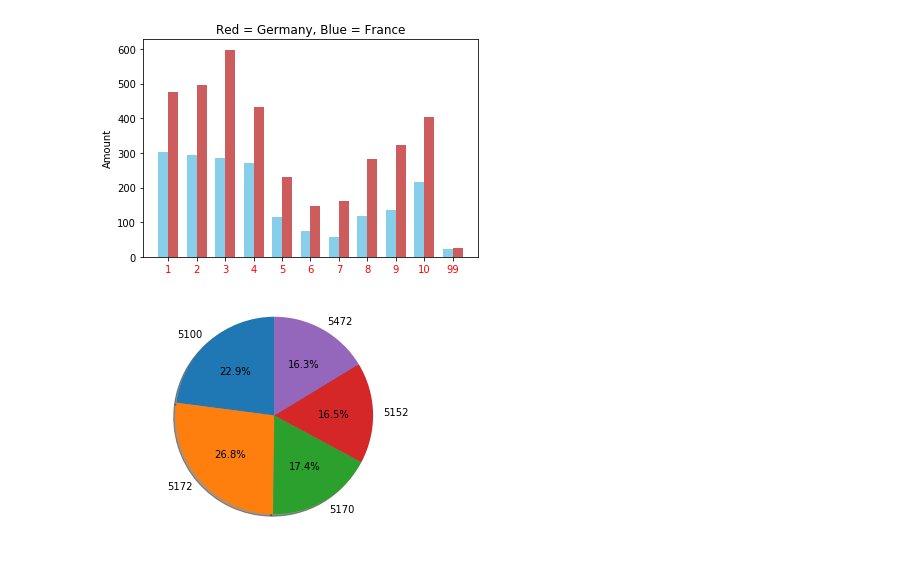
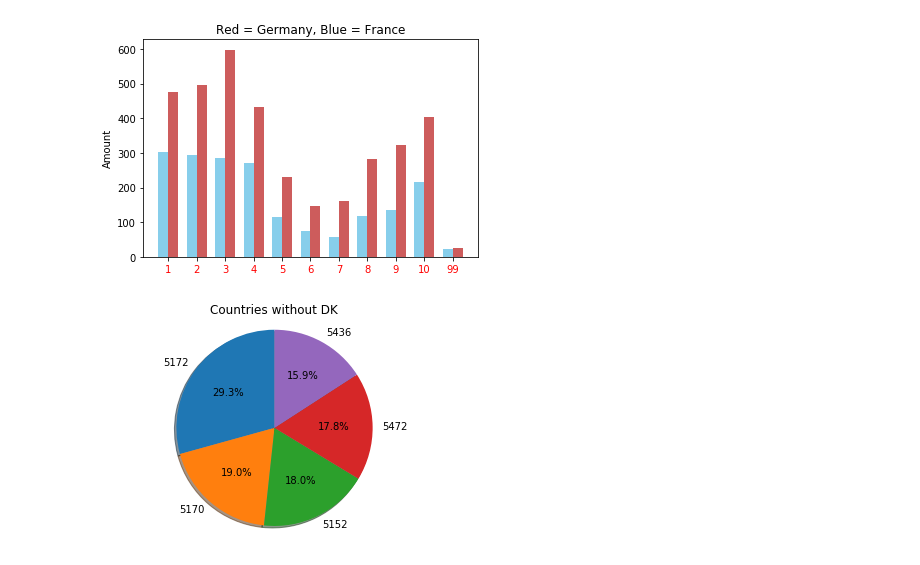
Before and after one commit to JesperRusbjerg/pythonAfleveringTemplate, a Jupyter notebook: Assignment2.ipynb, the cells around one changed output. Cells and saved outputs as stored; diff of their text form; code cells hidden in the pictures.

```diff
--- a/Assignment2.ipynb
+++ b/Assignment2.ipynb
@@ -109,38 +109,48 @@ There are 1689 More Germans
 #Create a pie chart showing the 5 major citizen groups of age between 20-65
 
 
 #returns dict with all nationalities and their amount
 def howManyEachNeighbourhood(year=2000):
     res = {}
     for area in kkdata.STATISTICS[year].keys():
         for age in kkdata.STATISTICS[year][area]:
             for k, v in kkdata.STATISTICS[year][area][age].items():
                 res.setdefault(k, 0)
                 res[k] += v
 
     return res
 
 
 
+
 #Sort it, and make it only top 5
-values_sorted = sorted(howManyEachNeighbourhood().items(), key=lambda x: x[1], reverse=True)
+values = howManyEachNeighbourhood()
+del values[5100]
+values_sorted = sorted(values.items(), key=lambda x: x[1], reverse=True)
 values_sliced = values_sorted[0:5]
+
+#creating labels, sizes for piechart
+labelz = []
+sizez = []
+count = 0
+for v in values_sliced:
+    labelz.append(values_sliced[count][0])
+    sizez.append(values_sliced[count][1])
+    count += 1
 
 
 #Piechart showing distribution of people
-labels = str(values_sliced[0][0]), str(values_sliced[1][0]), str(values_sliced[2][0]), str(values_sliced[3][0]), str(values_sliced[4][0])
-sizes = [values_sliced[0][0], values_sliced[1][1], values_sliced[2][1], values_sliced[3][1], values_sliced[4][1]]
 explode = (0, 0, 0, 0, 0)  # only "explode" the 2nd slice (i.e. 'Hogs')
 
 fig1, ax1 = plt.subplots()
-ax1.pie(sizes, explode=explode, labels=labels, autopct='%1.1f%%',
+ax1.pie(sizez, explode=explode, labels=labelz, autopct='%1.1f%%',
         shadow=True, startangle=90)
 ax1.axis('equal')  # Equal aspect ratio ensures that pie is drawn as a circle.
 plt.title('Countries without DK')
 
 plt.show()
 # %% [output]
-[figure, old version]
+[figure, new version]
 # %%
 import json
 import requests
```
Also changed, not shown: parts of 1 cell of this notebook.
